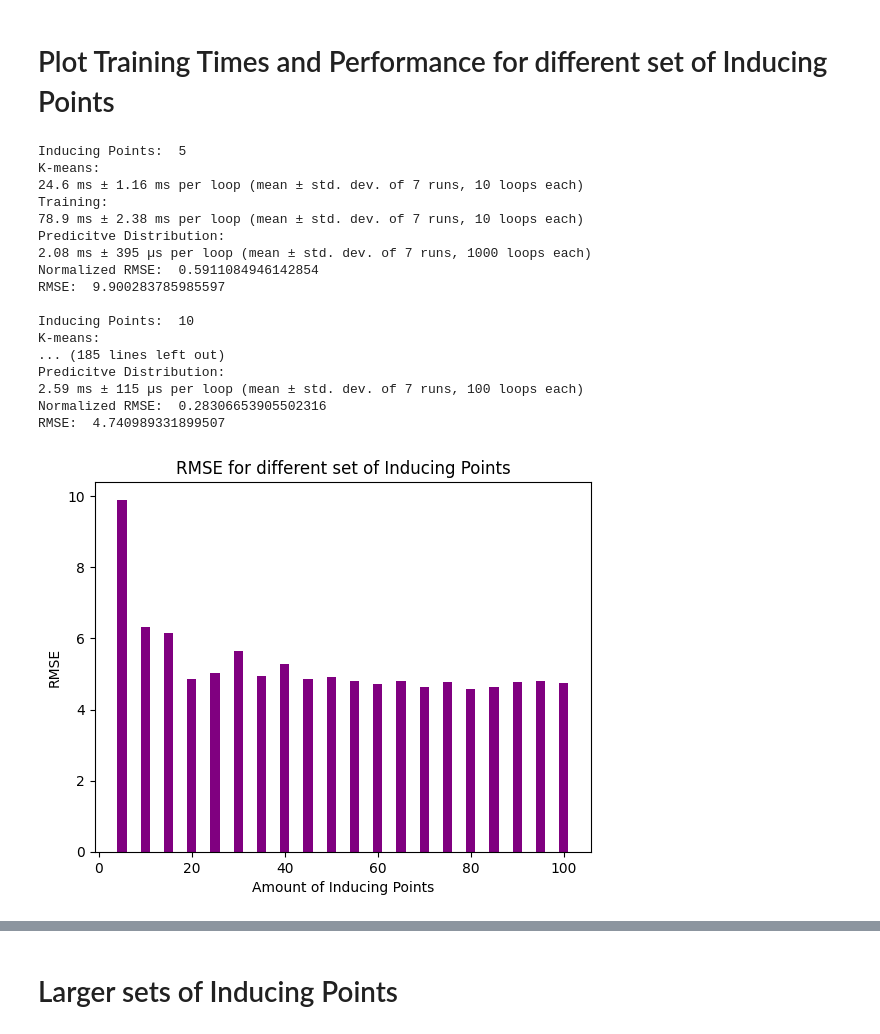
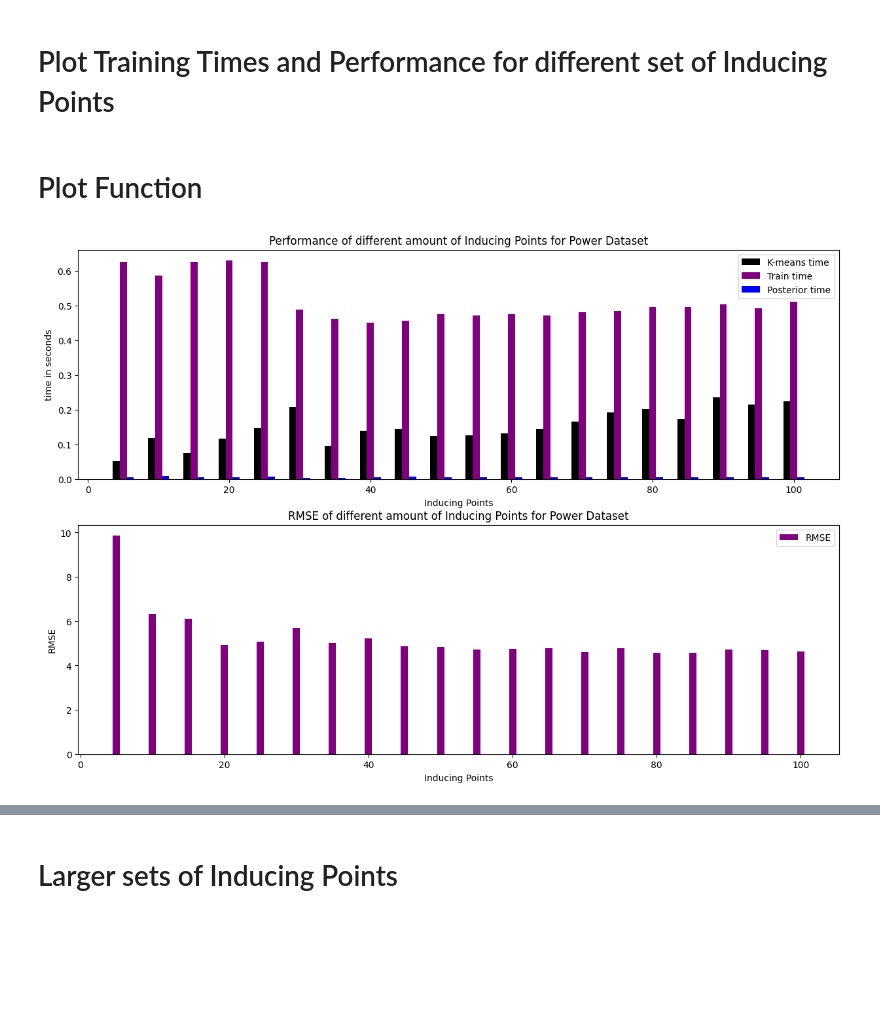
Before and after one commit to Sabelz/Gaussian_Processes_Inducing_Points, a Jupyter notebook: GPs/GPPowerPlant.ipynb, the cells around one changed output, grey strips where cells are left out. Cells and saved outputs as stored; diff of their text form; code cells hidden in the pictures; blank space fills up the shorter version.

Commit message:
Alot of plotting and changes

```diff
--- a/GPs/GPPowerPlant.ipynb
+++ b/GPs/GPPowerPlant.ipynb
@@ -374,31 +477,49 @@ def severalInducingPointsKmeans(listOfPoints):
   return RMSE_list, K_means_times, train_times, posterior_times # Return all lists for plotting
 # %% [markdown]
 # Plot Training Times and Performance for different set of Inducing Points
+# %% [markdown]
+# Plot Function
+# %%
+def bar_plot_func(x, K_means_times, train_times, posterior_times, RMSE_list, width):
+  # PLOT
+
+  indices = np.array(x)
+
+  # Width of a bar
+  width = width
+
+  fig, axs = plt.subplots(2, 1, figsize=(15, 10))  # Create a figure and a 1x2 subplot
+
+  # First subplot
+  axs[0].bar(indices - width, K_means_times, width, label='K-means time', color = "black")
+  axs[0].bar(indices, train_times, width, label='Train time', color = "purple")
+  axs[0].bar(indices + width, posterior_times, width, label='Posterior time', color = "blue")
+
+  # Adding labels
+  axs[0].set_xlabel('Inducing Points')
+  axs[0].set_ylabel('time in seconds')
+  axs[0].set_title('Performance of different amount of Inducing Points for Power Dataset')
+
+  # Adding legend
+  axs[0].legend()
+
+  # Second subplot
+  axs[1].bar(indices, RMSE_list, width, label='RMSE', color = "purple")
+
+  # Adding labels
+  axs[1].set_xlabel('Inducing Points')
+  axs[1].set_ylabel('RMSE')
+  axs[1].set_title('RMSE of different amount of Inducing Points for Power Dataset')
+
+  # Adding legend
+  axs[1].legend()
+
+  # Function to show the plot
+  plt.show()
 # %%
+# Get Values
 input1 = [5,10,15,20,25,30,35,40,45,50,55,60,65,70,75,80,85,90,95,100]
 RMSE_list1, K_means_times1, train_times1, posterior_times1 = severalInducingPointsKmeans(input1)
-
-plt.bar(input1, RMSE_list1, color ='purple',  width = 2)
-plt.title('RMSE for different set of Inducing Points')
-plt.xlabel('Amount of Inducing Points')
-plt.ylabel('RMSE')
-plt.show()
+bar_plot_func(input1, K_means_times1, train_times1, posterior_times1, RMSE_list1, 1)
 # %% [output]
-Inducing Points:  5
-K-means:
-24.6 ms ± 1.16 ms per loop (mean ± std. dev. of 7 runs, 10 loops each)
-Training:
-78.9 ms ± 2.38 ms per loop (mean ± std. dev. of 7 runs, 10 loops each)
-Predicitve Distribution:
-2.08 ms ± 395 µs per loop (mean ± std. dev. of 7 runs, 1000 loops each)
-Normalized RMSE:  0.5911084946142854
-RMSE:  9.900283785985597
-
-Inducing Points:  10
-K-means:
-... (185 lines left out)
-Predicitve Distribution:
-2.59 ms ± 115 µs per loop (mean ± std. dev. of 7 runs, 100 loops each)
-Normalized RMSE:  0.28306653905502316
-RMSE:  4.740989331899507
-[figure, old version]
+[figure, new version]
```
Also changed, not shown: parts of 40 cells of this notebook.
